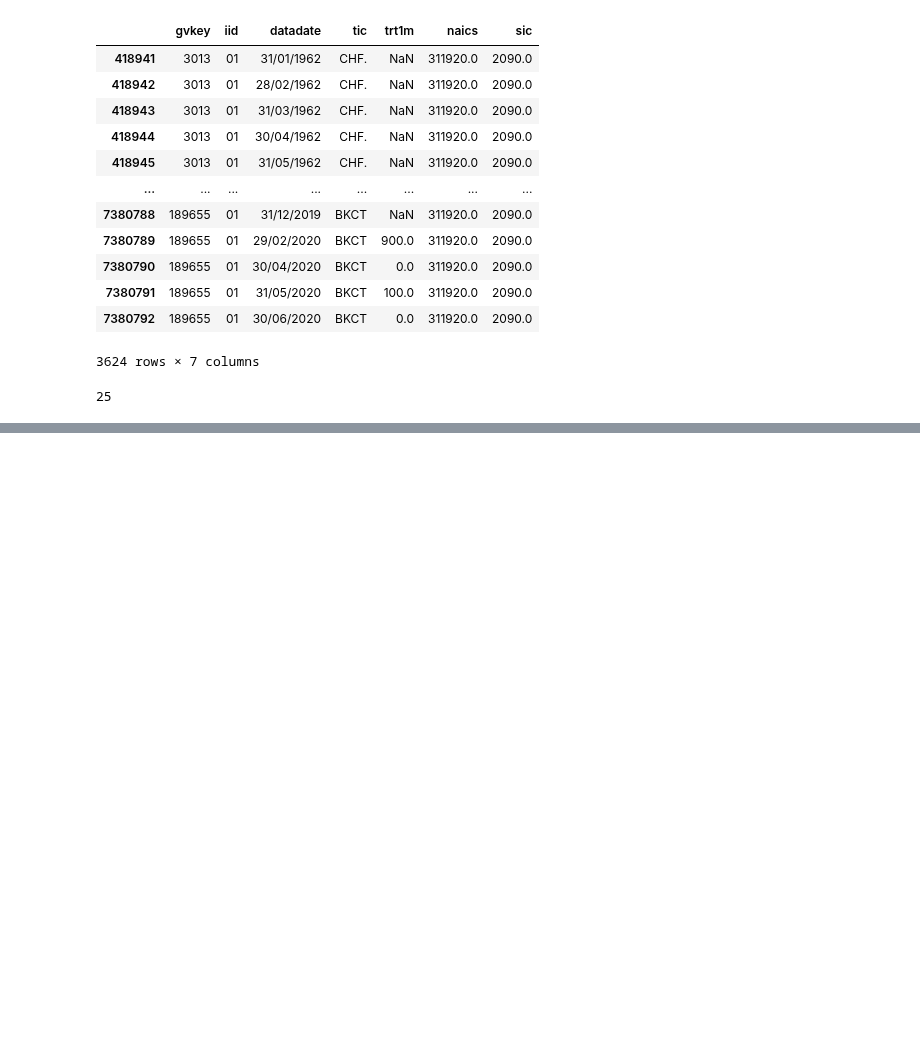
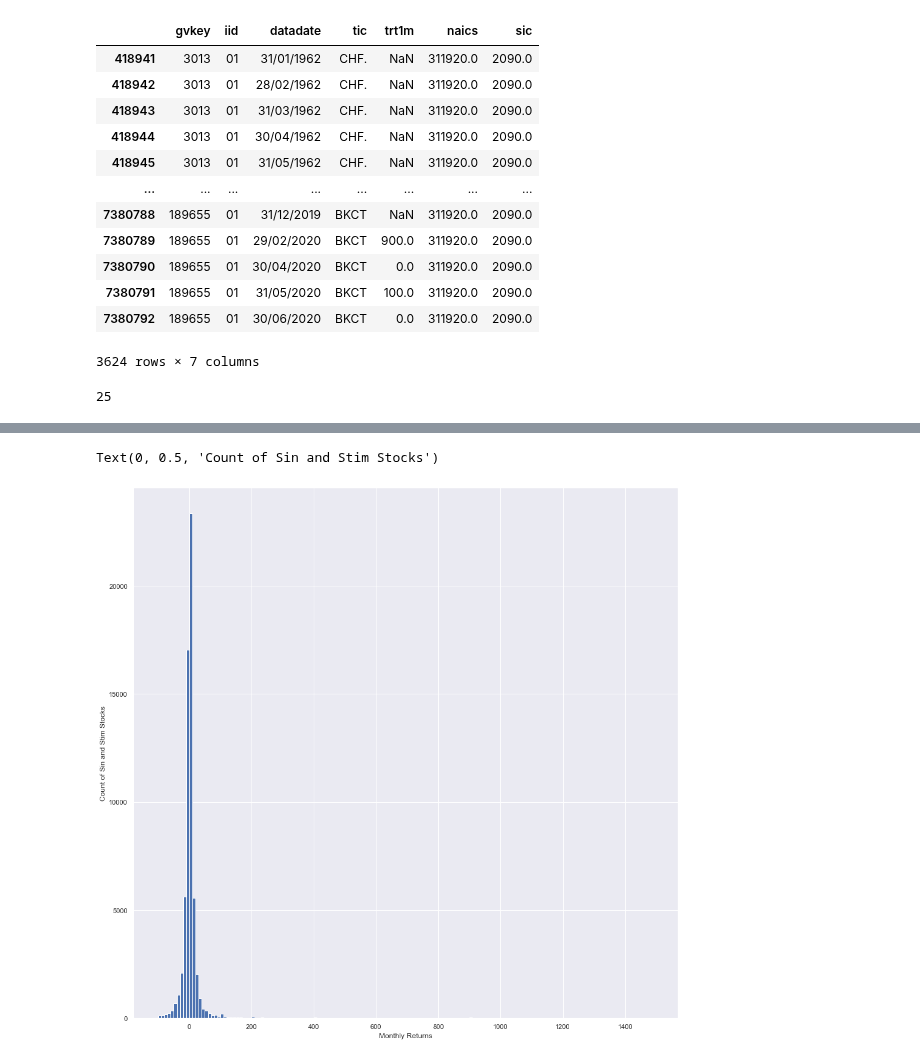
Before and after one commit to statistactics/sin-stocks, a Jupyter notebook: STOCK_FILTERING.ipynb, the cells around one changed output, grey strips where cells are left out. Saved outputs shown, nothing was run; the diff lists cells and outputs as text; code cells hidden in the pictures; blank space fills up the shorter version.

```diff
--- a/STOCK_FILTERING.ipynb
+++ b/STOCK_FILTERING.ipynb
@@ -532,0 +644,12 @@ len(stim_stocks["tic"].unique())
+# %%
+sin_stim_loop = sin_stim_stocks.copy()
+count = 0
+problem = []
+
+while sin_stim_loop["trt1m"].max() > 1000:
+    problem.append(sin_stim_loop["trt1m"].idxmax())
+    sin_stim_loop = sin_stim_loop[sin_stim_loop["trt1m"] != sin_stim_loop["trt1m"].max()]
+    count += 1
+
+
+print(count)
@@ -532,0 +709,7 @@ len(stim_stocks["tic"].unique())
+# %%
+fig1 = plt.hist(sin_stim_loop["trt1m"], bins = [x for x in range(-100,1500,10)])
+plt.xlabel("Monthly Returns")
+plt.ylabel("Count of Sin and Stim Stocks")
+# %% [output]
+Text(0, 0.5, 'Count of Sin and Stim Stocks')
+[figure, added]
```
Also changed, not shown: parts of 19 cells of this notebook, 1 other file.
